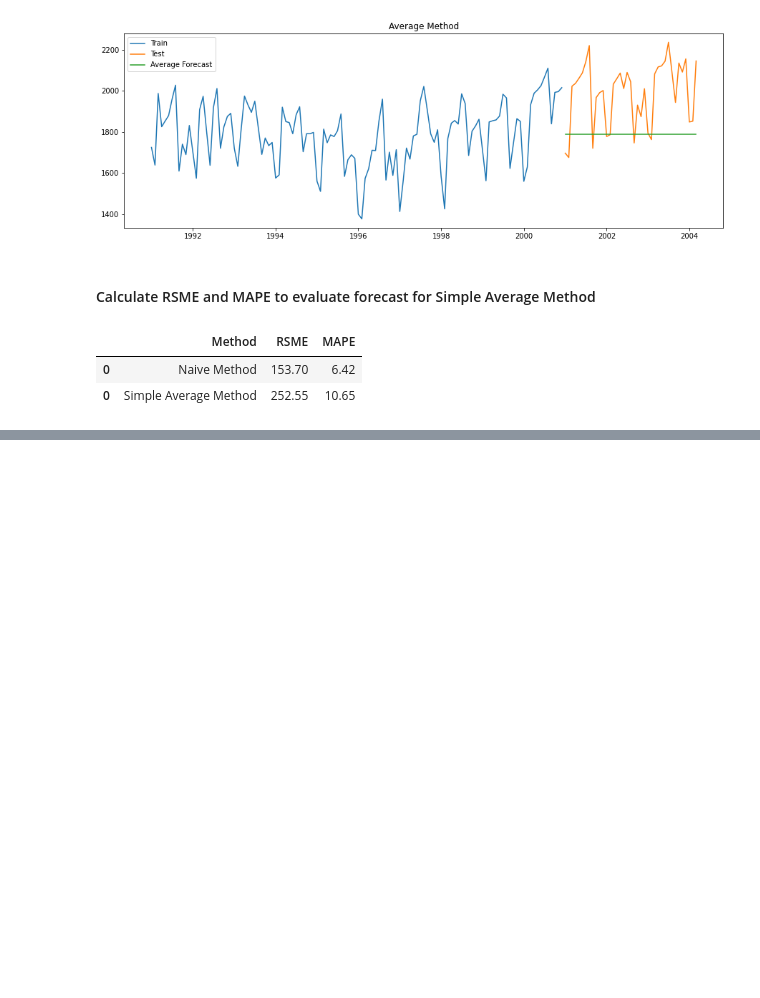
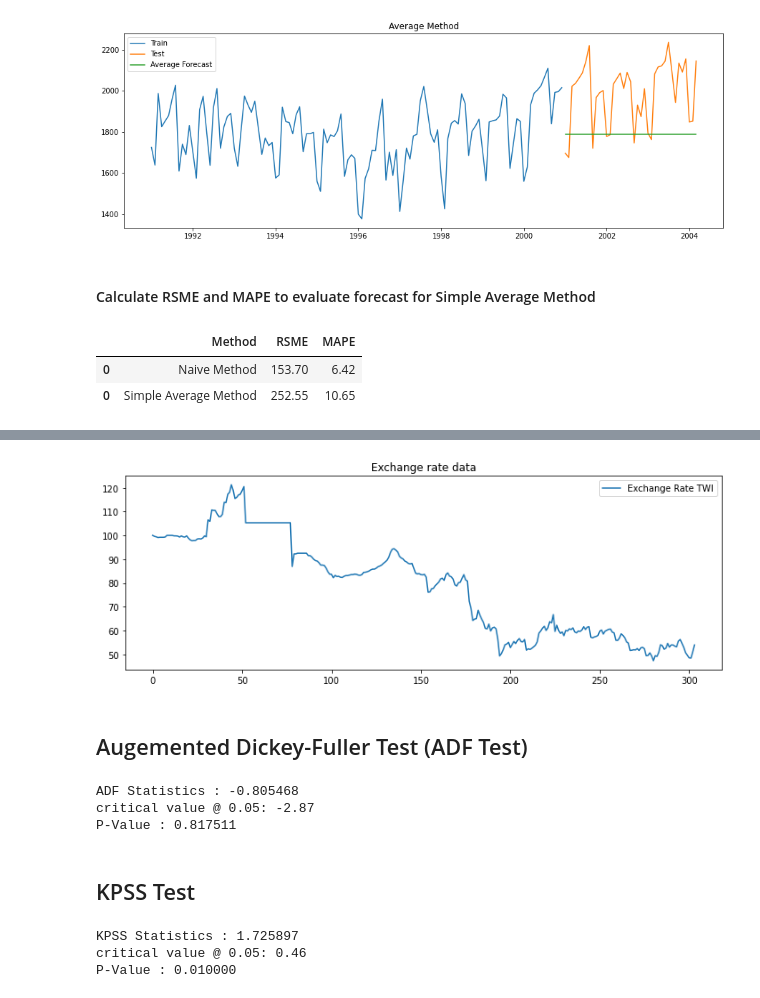
Before and after one commit to SRG08/Time-Series-Analysis, a Jupyter notebook: Time_Series_Analysis_for_MetRail.ipynb, the cells around one changed output, grey strips where cells are left out. Cells and saved outputs as stored; diff of their text form; code cells hidden in the pictures; blank space fills up the shorter version.

```diff
--- a/Time_Series_Analysis_for_MetRail.ipynb
+++ b/Time_Series_Analysis_for_MetRail.ipynb
@@ -233,0 +250,3 @@ results
+# %%
+Exchange_data = pd.read_csv("/content/drive/MyDrive/Time_series_Forcasting/exchange-rate-twi.csv")
+Exchange_data.head()
@@ -233,0 +260,9 @@ results
+# %%
+Exchange_data['Exchange Rate TWI'].plot(figsize=(12,4))
+plt.legend(loc='best')
+plt.title('Exchange rate data')
+plt.show()
+# %% [output]
+[figure, added]
+# %% [markdown]
+## Augemented Dickey-Fuller Test (ADF Test)
@@ -233,0 +271,27 @@ results
+# %%
+Exchenge_adf_test = Exchange_data.copy()
+Exchange_test = adfuller(Exchenge_adf_test['Exchange Rate TWI'])
+Exchange_test
+
+print('ADF Statistics : %f' % Exchange_test[0])
+print('critical value @ 0.05: %.2f' % Exchange_test[4]['5%'])
+print('P-Value : %f'  %Exchange_test[1])
+# %% [output]
+ADF Statistics : -0.805468
+critical value @ 0.05: -2.87
+P-Value : 0.817511
+# %% [markdown]
+## KPSS Test
+# %%
+from statsmodels.tsa.stattools import kpss
+Exchenge_kpss_data = Exchange_data.copy()
+Exchange_kpss_test = kpss(Exchenge_kpss_data['Exchange Rate TWI'])
+Exchange_kpss_test
+
+print('KPSS Statistics : %f' % Exchange_kpss_test[0])
+print('critical value @ 0.05: %.2f' % Exchange_kpss_test[3]['5%'])
+print('P-Value : %f'  %Exchange_kpss_test[1])
+# %% [output]
+KPSS Statistics : 1.725897
+critical value @ 0.05: 0.46
+P-Value : 0.010000
```
Also changed, not shown: parts of 9 cells of this notebook.
